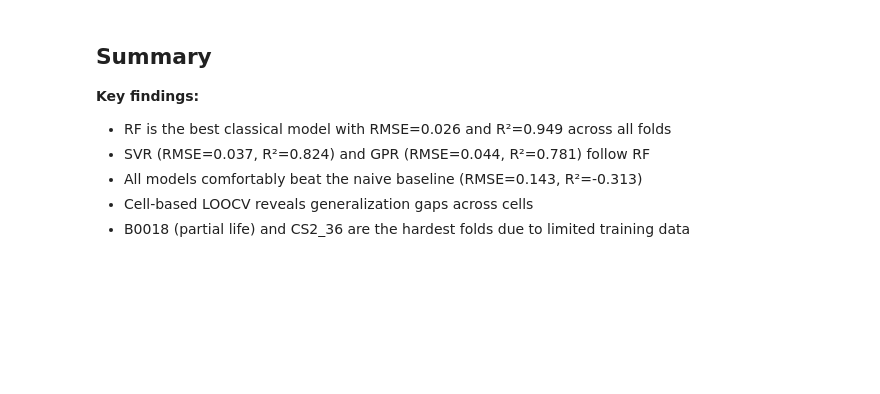
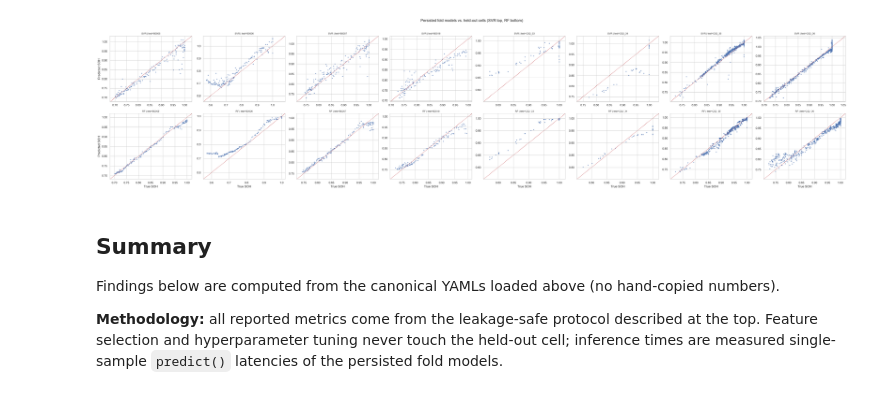
Before and after one commit to mal0101/soh_estimation, a Jupyter notebook: notebooks/04_classical_ml.ipynb, the cells around one changed output. Cells and saved outputs as stored; diff of their text form; code cells hidden in the pictures; blank space fills up the shorter version.

```diff
--- a/notebooks/04_classical_ml.ipynb
+++ b/notebooks/04_classical_ml.ipynb
@@ -335,9 +175,42 @@ INFO:src.models.rf_model:RF test metrics: {'rmse': 0.014791893919815377, 'mae':
-# %% [markdown]
-## Summary
-
-**Key findings:**
-- RF is the best classical model with RMSE=0.026 and R²=0.949 across all folds
-- SVR (RMSE=0.037, R²=0.824) and GPR (RMSE=0.044, R²=0.781) follow RF
-- All models comfortably beat the naive baseline (RMSE=0.143, R²=-0.313)
-- Cell-based LOOCV reveals generalization gaps across cells
-- B0018 (partial life) and CS2_36 are the hardest folds due to limited training data
+# %%
+feature_df = pd.read_parquet("data/features/feature_matrix_all.parquet")
+
+fig, axes = plt.subplots(2, 8, figsize=(40, 9))
+
+for row, model_name in enumerate(["svr", "rf"]):
+    for col, fold in enumerate(sorted(folds, key=lambda f: f["fold"])):
+        ax = axes[row, col]
+        art = joblib.load(f"experiments/models/all/{model_name}_fold{fold['fold']}.joblib")
+        model, feat_cols = art["model"], art["feature_cols"]
+
+        tr = feature_df.loc[fold["train_indices"]].dropna(subset=feat_cols + ["soh"])
+        te = feature_df.loc[fold["test_indices"]].dropna(subset=feat_cols + ["soh"])
+
+        from sklearn.preprocessing import StandardScaler
+        scaler = StandardScaler().fit(tr[feat_cols].values)
+        X_te = scaler.transform(te[feat_cols].values)
+
+        y_true = te["soh"].values
+        y_pred = model.predict(X_te)
+        lims = [min(y_true.min(), y_pred.min()) - 0.02, max(y_true.max(), y_pred.max()) + 0.02]
+        ax.scatter(y_true, y_pred, s=8, alpha=0.5)
+        ax.plot(lims, lims, "r--", lw=1)
+        ax.set_xlim(lims); ax.set_ylim(lims)
+        ax.set_title(f"{model_name.upper()} | test={fold['test_cell']}", fontsize=9)
+        if col == 0:
+            ax.set_ylabel("Predicted SOH")
+        if row == 1:
+            ax.set_xlabel("True SOH")
+plt.suptitle("Persisted fold models vs. held-out cells (SVR top, RF bottom)", y=1.02)
+plt.tight_layout()
+plt.show()
+# %% [output]
+[figure, added]
+# %% [markdown]
+## Summary
+
+Findings below are computed from the canonical YAMLs loaded above (no hand-copied numbers).
+
+**Methodology:** all reported metrics come from the leakage-safe protocol described at the top.
+Feature selection and hyperparameter tuning never touch the held-out cell; inference times are
+measured single-sample `predict()` latencies of the persisted fold models.
```
Also changed, not shown: parts of 20 cells of this notebook, 10 other files.
